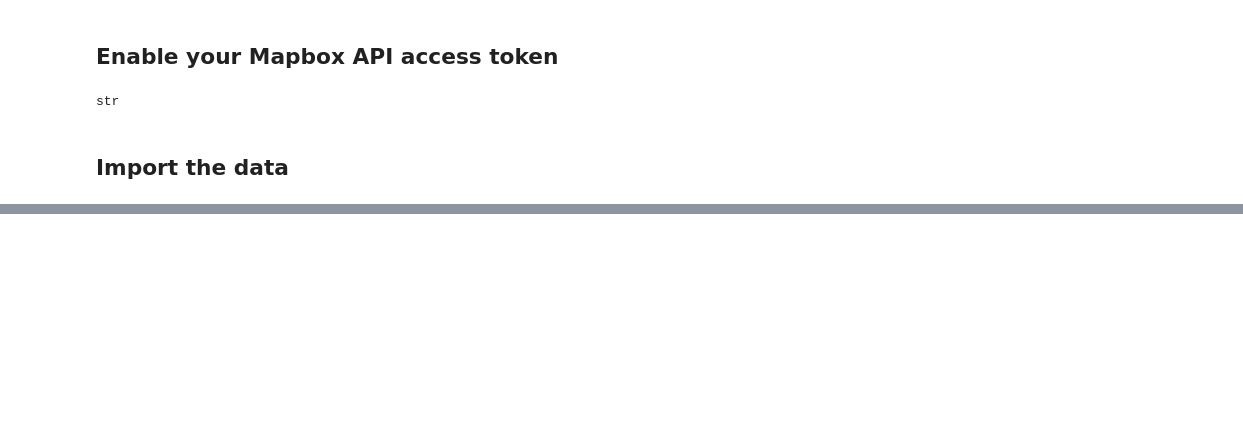
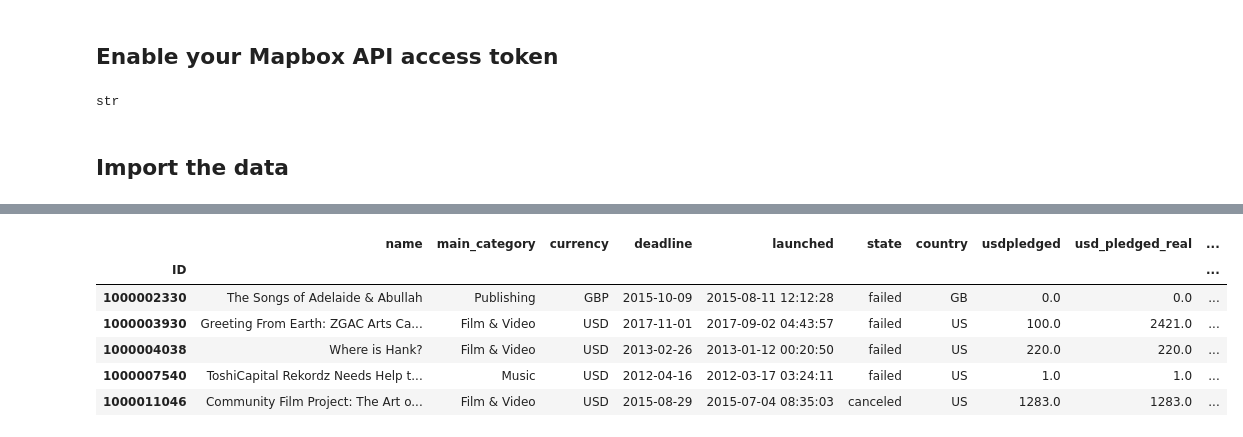
Before and after one commit to Best-Brain-Gang/Crowdfunding_Analysis, a Jupyter notebook: crowdfunding_analyzer.ipynb, the cells around one changed output, grey strips where cells are left out. Cells and saved outputs as stored; diff of their text form; code cells hidden in the pictures; blank space fills up the shorter version.

Commit message:
-added imports and selected matching cols

```diff
--- a/crowdfunding_analyzer.ipynb
+++ b/crowdfunding_analyzer.ipynb
@@ -83,0 +130,85 @@ indiegogo_df.head()
+# %%
+# List of kickstart and indiegogo columns to drop
+kickstarter_cols_drop = ['category', 'backers', 'goal', 'pledged']
+indiegogo_cols_drop = ['year_end',
+'month_end',
+'day_end',
+'amount_raised',
+'in_demand',
+'year_launch',
+'month_launch',
+'day_launch',
+'tagline',
+'url',
+'australia',
+'canada',
+'switzerland',
+'denmark',
+'western_europe',
+'great_britain',
+'hong_kong',
+'norway',
+'sweden',
+'singapore',
+'united_states',
+'education',
+'productivity',
+'energy_greentech',
+'wellness',
+'comics',
+'fashion_wearables',
+'video_games',
+'photography',
+'tv_shows',
+'dance_theater',
+'phones_accessories',
+'audio',
+'film',
+'transportation',
+'art',
+'environment',
+'writing_publishing',
+'music',
+'travel_outdoors',
+'health_fitness',
+'tabletop_games',
+'home',
+'local_business',
+'food_beverage',
+'culture',
+'human_rights',
+'podcasts_vlogs',
+'camera_gear',
+'jan',
+'feb',
+'mar',
+'apr',
+'may',
+'jun',
+'jul',
+'aug',
+'sep',
+'oct',
+'nov',
+'dec',
+'tperiod']
+
+# Selected columns kickstarter df
+kickstarter_selected_cols_large_recent_df = kickstarter_large_recent_df.drop(kickstarter_cols_drop, axis=1)
+
+# View kickstarter selected head
+display(kickstarter_selected_cols_large_recent_df.head())
+
+# Selected columns indiegogo df
+indiegogo_selected_cols_df = indiegogo_df.drop(indiegogo_cols_drop, axis=1)
+
+# View indiegogo selected head
+display(indiegogo_selected_cols_df.head())
+# %% [output]
+|  | name | main_category | currency | deadline | launched | state | country | usdpledged | usd_pledged_real | ... |
+| ID |  |  |  |  |  |  |  |  |  | ... |
+| 1000002330 | The Songs of Adelaide & Abullah | Publishing | GBP | 2015-10-09 | 2015-08-11 12:12:28 | failed | GB | 0.0 | 0.0 | ... |
+| 1000003930 | Greeting From Earth: ZGAC Arts Ca... | Film & Video | USD | 2017-11-01 | 2017-09-02 04:43:57 | failed | US | 100.0 | 2421.0 | ... |
+| 1000004038 | Where is Hank? | Film & Video | USD | 2013-02-26 | 2013-01-12 00:20:50 | failed | US | 220.0 | 220.0 | ... |
+| 1000007540 | ToshiCapital Rekordz Needs Help t... | Music | USD | 2012-04-16 | 2012-03-17 03:24:11 | failed | US | 1.0 | 1.0 | ... |
+| 1000011046 | Community Film Project: The Art o... | Film & Video | USD | 2015-08-29 | 2015-07-04 08:35:03 | canceled | US | 1283.0 | 1283.0 | ... |
```
Also changed, not shown: parts of 8 cells of this notebook.
